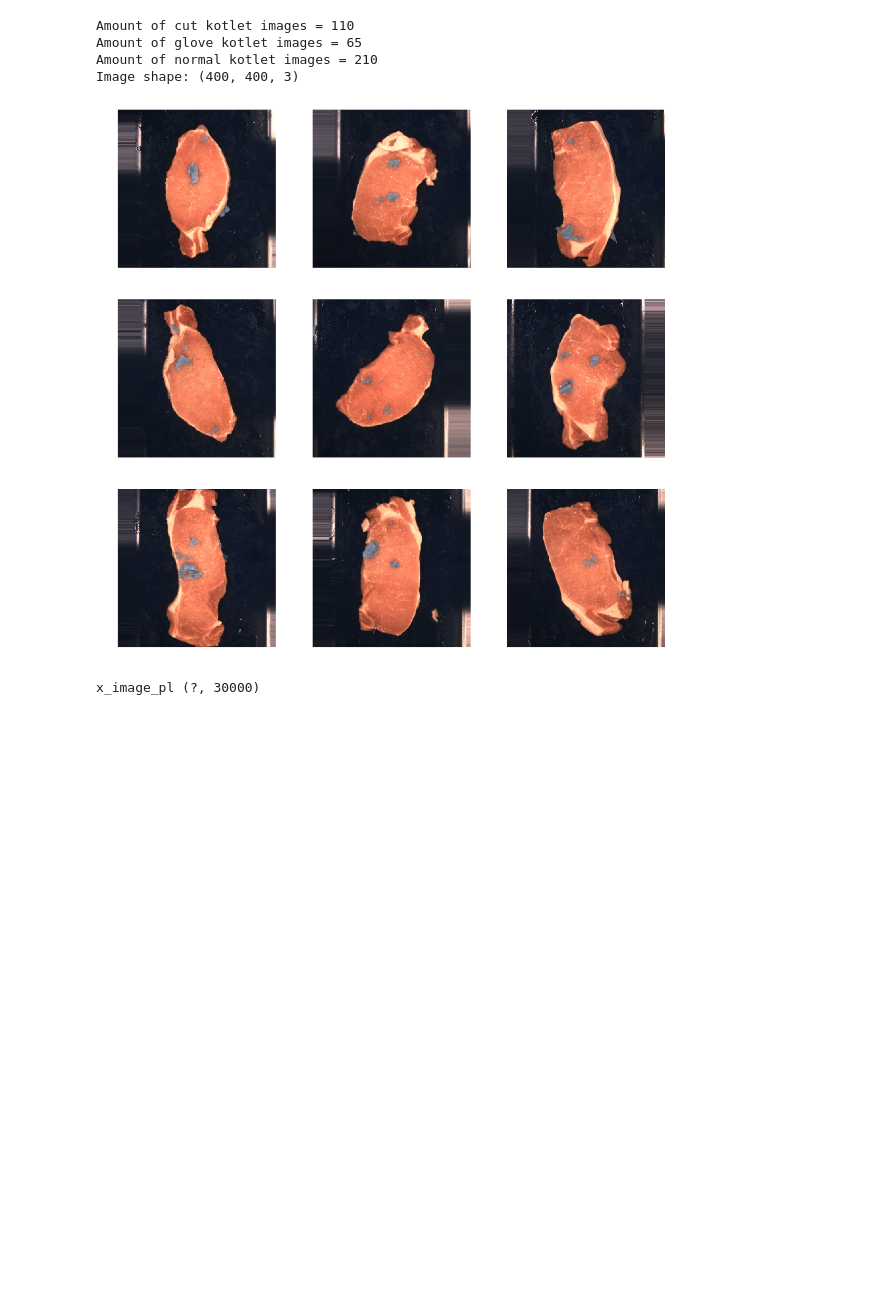
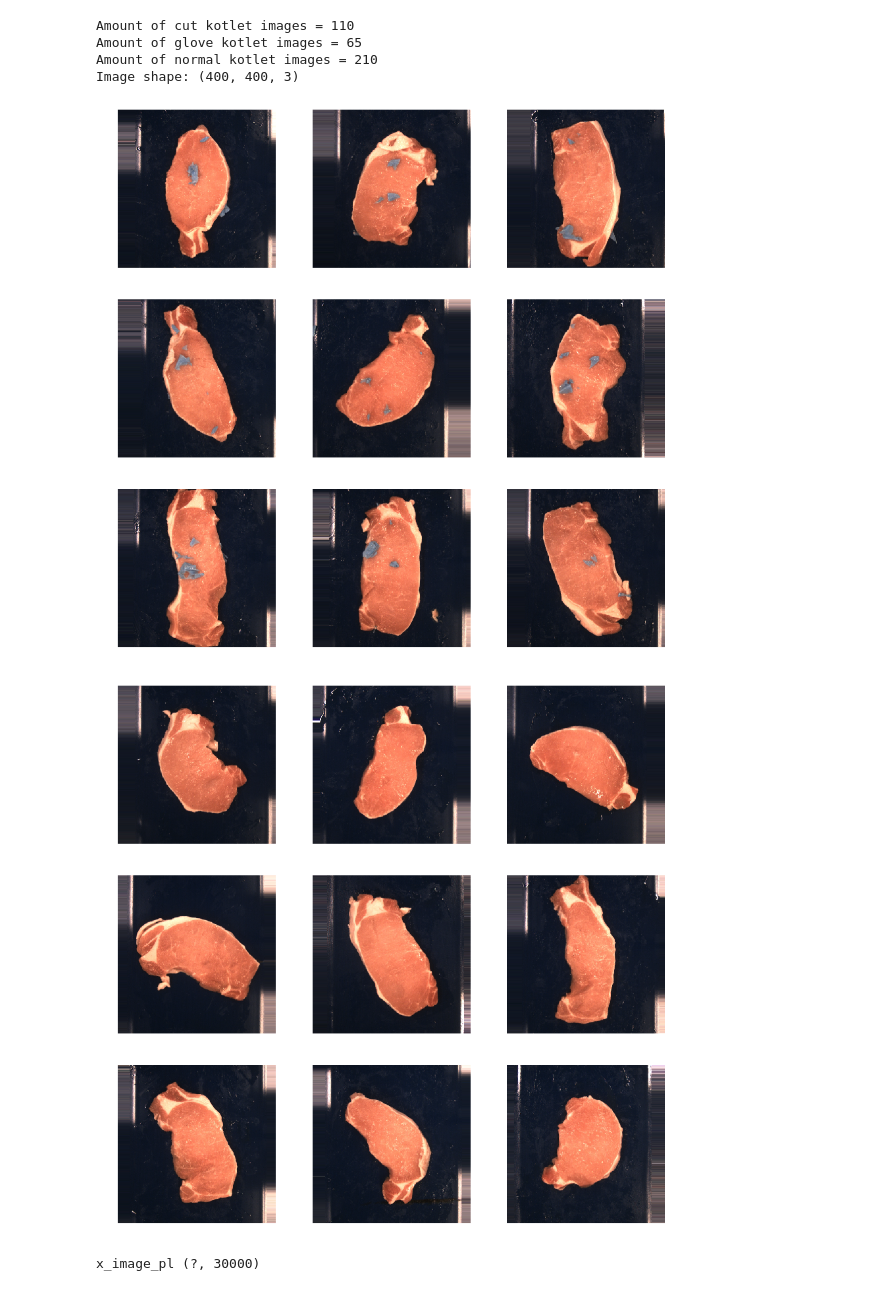
Before and after one commit to oh54/02456-Deep-Learning-project, a Jupyter notebook: exploration.ipynb, the cells around one changed output. Saved outputs shown, nothing was run; the diff lists cells and outputs as text; code cells hidden in the pictures; blank space fills up the shorter version.

```diff
--- a/exploration.ipynb
+++ b/exploration.ipynb
@@ -24,21 +24,22 @@ Image shape: (400, 400, 3)
 # %%
 def plot_first_nine(img_paths):
     fig = plt.figure(figsize=(15, 15))
     for i, img_path in enumerate(img_paths[0:9]):
         plt.subplot(3, 3, i + 1)
         image = imread(img_path)
         image_resized = resize(image, (100, 100), mode='constant')
         plt.imshow(image)
         plt.axis('off')
 
     plt.show()
 
 
 plot_first_nine(glove_img_paths)
 #plot_first_nine(cut_img_paths)
-#plot_first_nine(normal_img_paths)
+plot_first_nine(normal_img_paths)
 # %% [output]
 [figure]
+[figure, added]
 # %%
 from tensorflow.contrib.layers import fully_connected, convolution2d, flatten, batch_norm, max_pool2d, dropout
 from tensorflow.python.ops.nn import relu, elu, relu6, sigmoid, tanh, softmax
```
